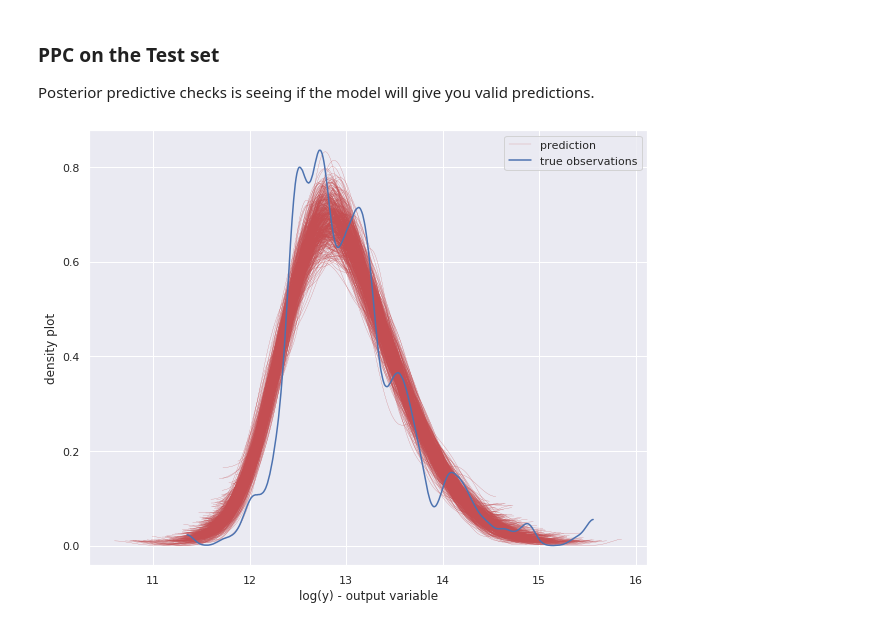
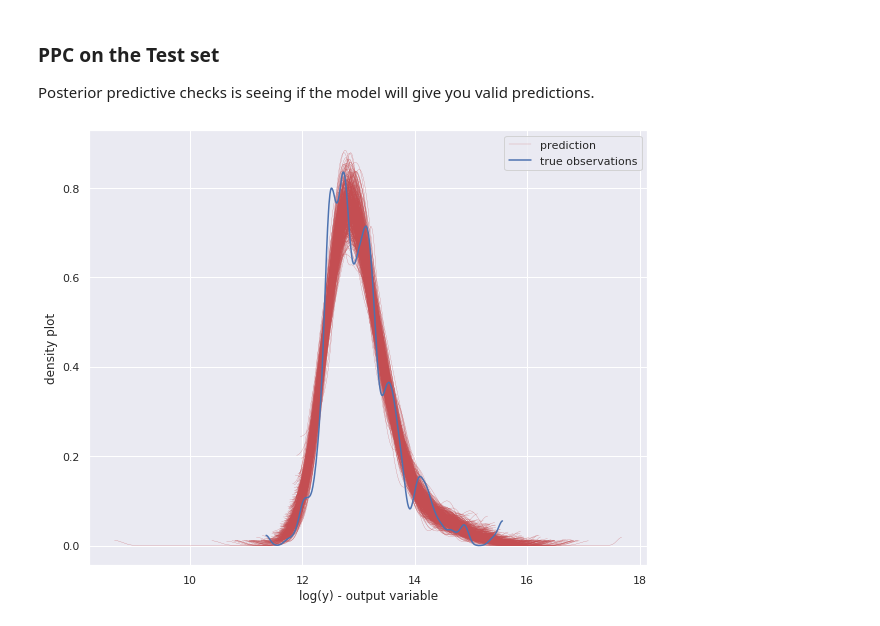
Before and after one commit to 9309888/ET5003-Group-2, a Jupyter notebook: ET5003_Etivity2_JohnHayes_9309888.ipynb, the cells around one changed output. Cells and saved outputs as stored; diff of their text form; code cells hidden in the pictures.

```diff
--- a/ET5003_Etivity2_JohnHayes_9309888.ipynb
+++ b/ET5003_Etivity2_JohnHayes_9309888.ipynb
@@ -576,3 +571,7 @@ sns.swarmplot(data=df_orig_train_data, x='price', y='ber_classification')
 plt.show()
 # %% [output]
 [figure]
+# %%
+sns.set(rc={'figure.figsize':(15,9)})
+sns.violinplot(data=df_orig_train_data, x='property_type', y='price', split=True)
+plt.show()
@@ -608,8 +617,8 @@ df_orig_train_data['surface'].max()
 #df_train_new = df_train_data.dropna(axis=1)
 
 # Dropping ber_classification as a temp measure until I get a suitable conversion method for the letter
-drop_features = ['description_block', 'environment', 'county', 'no_of_units', 'facility',
-                 'property_category', 'features', 'ber_classification', 'surface']
+drop_features = ['ad_id', 'description_block', 'environment', 'county', 'no_of_units', 'facility',
+                 'property_category', 'features', 'ber_classification']#, 'surface']
 df_train_new = df_orig_train_data.drop(columns=drop_features)
 
 # Drop same columns from the test data set
@@ -636,6 +645,8 @@ df_test_new['property_type'].replace(to_replace=replace_ptype_features,
 
 # Remove columns with 0 - causes problems for the scalers used below
 df_train_new = df_train_new[(df_train_new.beds>0)]
+
+# Also drops all sites - this is intended
 df_train_new = df_train_new[(df_train_new.bathrooms>0)]
 
 df_train_new = df_train_new[(df_train_new.price>0)]
@@ -732,13 +744,13 @@ The first part of this task is to apply a full model and then use subsets of the
 # select some features columns just for the baseline model
 # assume not all of the features are informative or useful
 
-featrain = ['latitude','longitude','beds', 'bathrooms', 'property_type', 'price']
+featrain = ['latitude','longitude','beds', 'bathrooms', 'surface', 'price']
 
 # dropna: remove missing values
 df_subset_train = df_train_new[featrain].dropna(axis=0)
 
 # Test data
-featest = ['latitude','longitude','beds', 'bathrooms', 'property_type']
+featest = ['latitude','longitude','beds', 'bathrooms', 'surface']
 df_subset_test = df_test_new[featest].dropna(axis=0)
 
 # cost
@@ -1064,30 +1078,30 @@ Posterior predictive checks is seeing if the model will give you valid predictio
 # %%
 
 # posteriors
 YTpred0 = ppc(cl0_posterior['alpha'],cl0_posterior['beta'],cl0_posterior['sigma_n'],
              Xtestn0, nsamples=num_of_clust_samples)
 YTpred1 = ppc(cl1_posterior['alpha'],cl1_posterior['beta'],cl1_posterior['sigma_n'],
              Xtestn1, nsamples=num_of_clust_samples)
 YTpred2 = ppc(cl2_posterior['alpha'],cl2_posterior['beta'],cl2_posterior['sigma_n'],
              Xtestn2, nsamples=num_of_clust_samples)
 YTpred3 = ppc(cl3_posterior['alpha'],cl3_posterior['beta'],cl3_posterior['sigma_n'],
              Xtestn3, nsamples=num_of_clust_samples)
-YTpred4 = ppc(cl4_posterior['alpha'],cl4_posterior['beta'],cl5_posterior['sigma_n'],
+YTpred4 = ppc(cl4_posterior['alpha'],cl4_posterior['beta'],cl4_posterior['sigma_n'],
              Xtestn4, nsamples=num_of_clust_samples)
 YTpred5 = ppc(cl5_posterior['alpha'],cl5_posterior['beta'],cl5_posterior['sigma_n'],
              Xtestn5, nsamples=num_of_clust_samples)
 
 # simulation
 YTpred = np.hstack([ yscaler0.inverse_transform(YTpred0),
                  yscaler1.inverse_transform(YTpred1),
                  yscaler2.inverse_transform(YTpred2),
                  yscaler3.inverse_transform(YTpred3),
                  yscaler4.inverse_transform(YTpred4),
                  yscaler5.inverse_transform(YTpred5) ])
 
 plot_redictions(YTpred, np.log(y_test))
 # %% [output]
-[figure, old version]
+[figure, new version]
 # %% [markdown]
 # Summary
 ### Basic understanding
```
Also changed, not shown: parts of 35 cells of this notebook.
